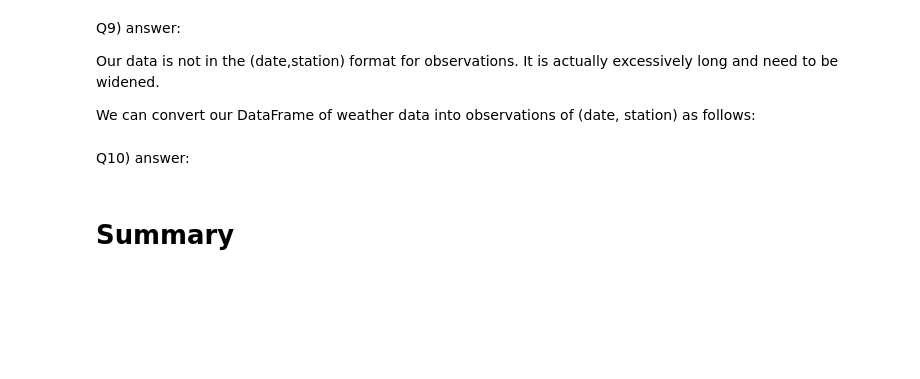
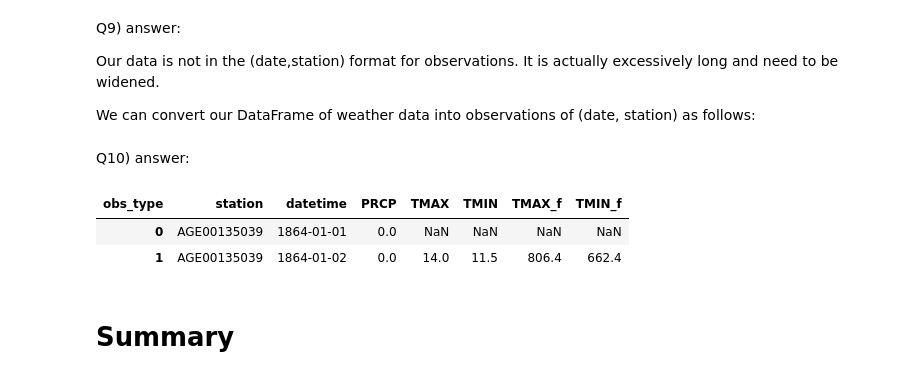
Before and after one commit to abjer/sds2017, a Jupyter notebook: slides/data_structuring.ipynb, the cells around one changed output. Drawn from its saved outputs; the diff is of its cells as text; code cells hidden in the pictures; blank space fills up the shorter version.

```diff
--- a/slides/data_structuring.ipynb
+++ b/slides/data_structuring.ipynb
@@ -1143,16 +1174,23 @@ Our data is not in the (date,station) format for observations. It is actually ex
 
 We can convert our DataFrame of weather data into observations of (date, station) as follows:
 # %%
-df_concat_tidy = df_concat\
-                    .set_index(['station','datetime','obs_type'])\
-                    .obs_value\
-                    .unstack(level=2)\
-                    .reset_index()
+df_tidy = df_concat\
+            .set_index(['station', 'datetime', 'obs_type'])\
+            .obs_value\
+            .unstack(level=2)\
+            [['PRCP', 'TMAX', 'TMIN']]\
+            .reset_index()
 # %% [markdown]
 Q10) answer:
 # %%
-for temp_col in ['TMAX', 'TMIN']: # loop over temperature cols
-    df_concat_tidy[temp_col+'_f'] = (df_concat_tidy[temp_col]*1.8)+32 # convert to Fahrenheit
+for temp_col in ['TMAX', 'TMIN']: # looping over the temperature columns
+    df_tidy[temp_col+'_f'] =  (df_tidy[temp_col]*1.8) + 32 # converting to Fahrenheit
+
+df_tidy.head(2)
+# %% [output]
+| obs_type | station | datetime | PRCP | TMAX | TMIN | TMAX_f | TMIN_f |
+| 0 | AGE00135039 | 1864-01-01 | 0.0 | NaN | NaN | NaN | NaN |
+| 1 | AGE00135039 | 1864-01-02 | 0.0 | 14.0 | 11.5 | 806.4 | 662.4 |
 # %% [markdown]
 # Summary
 # %% [markdown]
```
Also changed, not shown: parts of 4 cells of this notebook, 1 other file.
